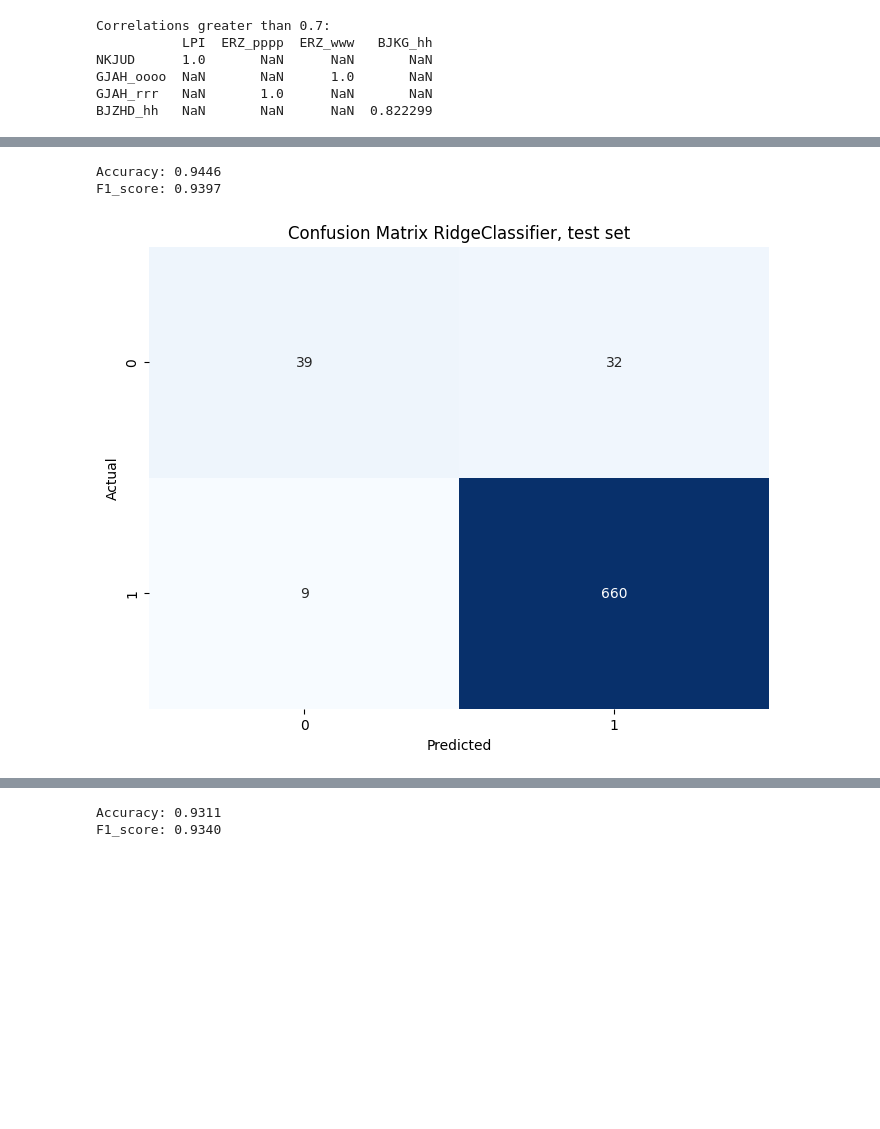
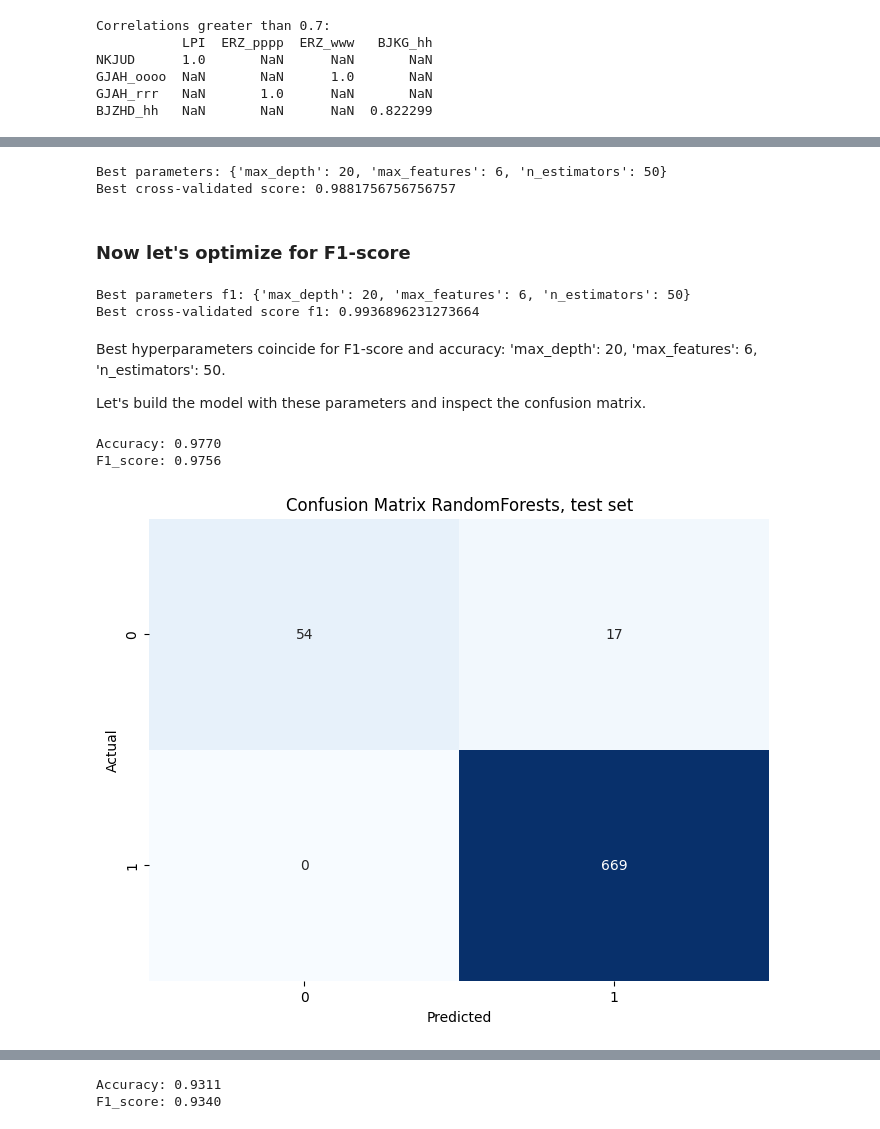
Before and after one commit to nursaltyn/binary_classifier, a Jupyter notebook: classifier.ipynb, the cells around one changed output, grey strips where cells are left out. Drawn from its saved outputs; the diff is of its cells as text; code cells hidden in the pictures; blank space fills up the shorter version.

```diff
--- a/classifier.ipynb
+++ b/classifier.ipynb
@@ -443,2 +388,0 @@ def eval_run(my_data, model='ridge'):
-# %%
-eval_run(data_with_dummies, model='logistic')
@@ -451,3 +426,3 @@ data_dummies_dropped_collinear = data_with_dummies.drop(columns=['NKJUD', "ERZ_p
 # %%
-eval_run(data_dummies_dropped_collinear, model='logistic')
+eval_run(data_dummies_dropped_collinear, model='random_forest')
 # %% [output]
@@ -511,8 +451,3 @@ X = data_dummies_dropped_collinear[predictors]
 y = data_dummies_dropped_collinear['Type_y']
 
 X_train, X_test, y_train, y_test = train_test_split(X, y, test_size=0.2, random_state=42)
-# %%
-ridge_model = RidgeClassifier(alpha=1)  # Regularization parameter
-ridge_model.fit(X_train, y_train)
-# Predict on test data
-y_pred = ridge_model.predict(X_test)
@@ -519,12 +462,68 @@ y_pred = ridge_model.predict(X_test)
+# %%
+param_grid = {
+    'max_depth': [3, 5, 7, 10, 15, 20, 25],
+    'n_estimators': [10, 50, 100, 200, 300, 400, 500],
+    'max_features': list(range(1, len(predictors), 5))
+}
+
+rf = RandomForestClassifier(class_weight='balanced', random_state=42)
+
+grid_search = GridSearchCV(estimator=rf, param_grid=param_grid, cv=5, scoring='accuracy', n_jobs=-1)
+
+grid_search.fit(X_train, y_train)
+
+best_params = grid_search.best_params_
+best_score = grid_search.best_score_
+
+print(f"Best parameters: {best_params}")
+print(f"Best cross-validated score: {best_score}")
+# %% [output]
+Best parameters: {'max_depth': 20, 'max_features': 6, 'n_estimators': 50}
+Best cross-validated score: 0.9881756756756757
+# %% [markdown]
+### Now let's optimize for F1-score
+# %%
+param_grid = {
+    'max_depth': [3, 5, 7, 10, 15, 20, 25],
+    'n_estimators': [10, 50, 100, 200, 300, 400, 500],
+    'max_features': list(range(1, len(predictors), 5))
+}
+
+rf = RandomForestClassifier(class_weight='balanced', random_state=42)
+
+f1_scorer = make_scorer(f1_score)
+
+grid_search = GridSearchCV(estimator=rf, param_grid=param_grid, cv=5, scoring=f1_scorer, n_jobs=-1)
+
+grid_search.fit(X_train, y_train)
+
+best_params = grid_search.best_params_
+best_score = grid_search.best_score_
+
+print(f"Best parameters f1: {best_params}")
+print(f"Best cross-validated score f1: {best_score}")
+# %% [output]
+Best parameters f1: {'max_depth': 20, 'max_features': 6, 'n_estimators': 50}
+Best cross-validated score f1: 0.9936896231273664
+# %% [markdown]
+Best hyperparameters coincide for F1-score and accuracy: 'max_depth': 20, 'max_features': 6, 'n_estimators': 50.
+
+Let's build the model with these parameters and inspect the confusion matrix.
 # %%
+rf = RandomForestClassifier(class_weight='balanced', n_estimators=50, max_depth=20, max_features=6, random_state=42)
+
+rf.fit(X_train, y_train)
+y_pred = rf.predict(X_test)
+
 accuracy = accuracy_score(y_test, y_pred)
-conf_matrix = confusion_matrix(y_test, y_pred)
-class_report = classification_report(y_test, y_pred)
-print(f"Accuracy: {accuracy:.4f}")
+print(f'Accuracy: {accuracy:.4f}')
+
 f1 = f1_score(y_test, y_pred, average='weighted')
 print(f"F1_score: {f1:.4f}")
-plot_conf_matrix(conf_matrix, y_test, "RidgeClassifier")
+
+conf_matrix = confusion_matrix(y_test, y_pred)
+plot_conf_matrix(conf_matrix, y_test, "RandomForests")
 # %% [output]
-Accuracy: 0.9446
-F1_score: 0.9397
+Accuracy: 0.9770
+F1_score: 0.9756
-[figure, old version]
+[figure, new version]
```
Also changed, not shown: parts of 62 cells of this notebook, 4 other files.
